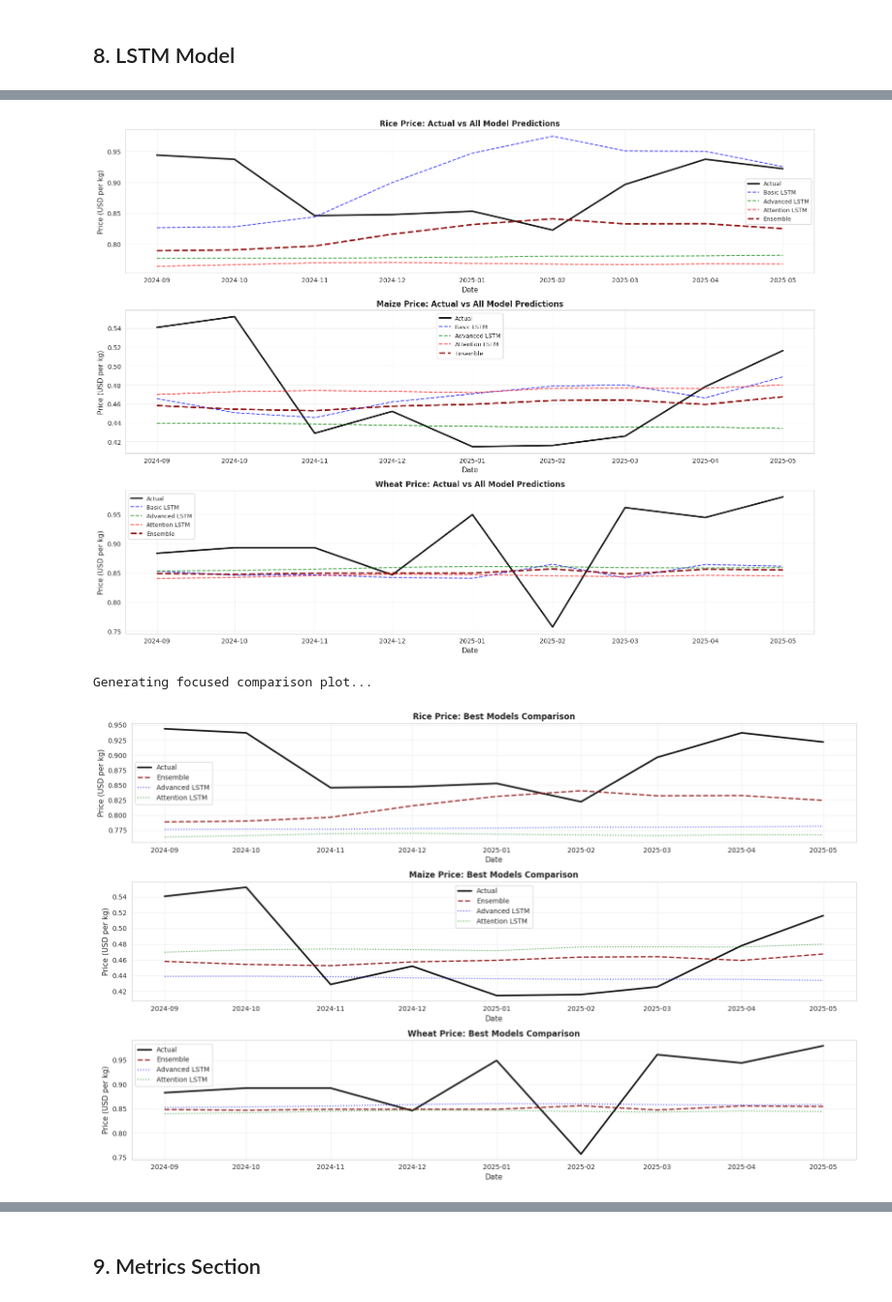
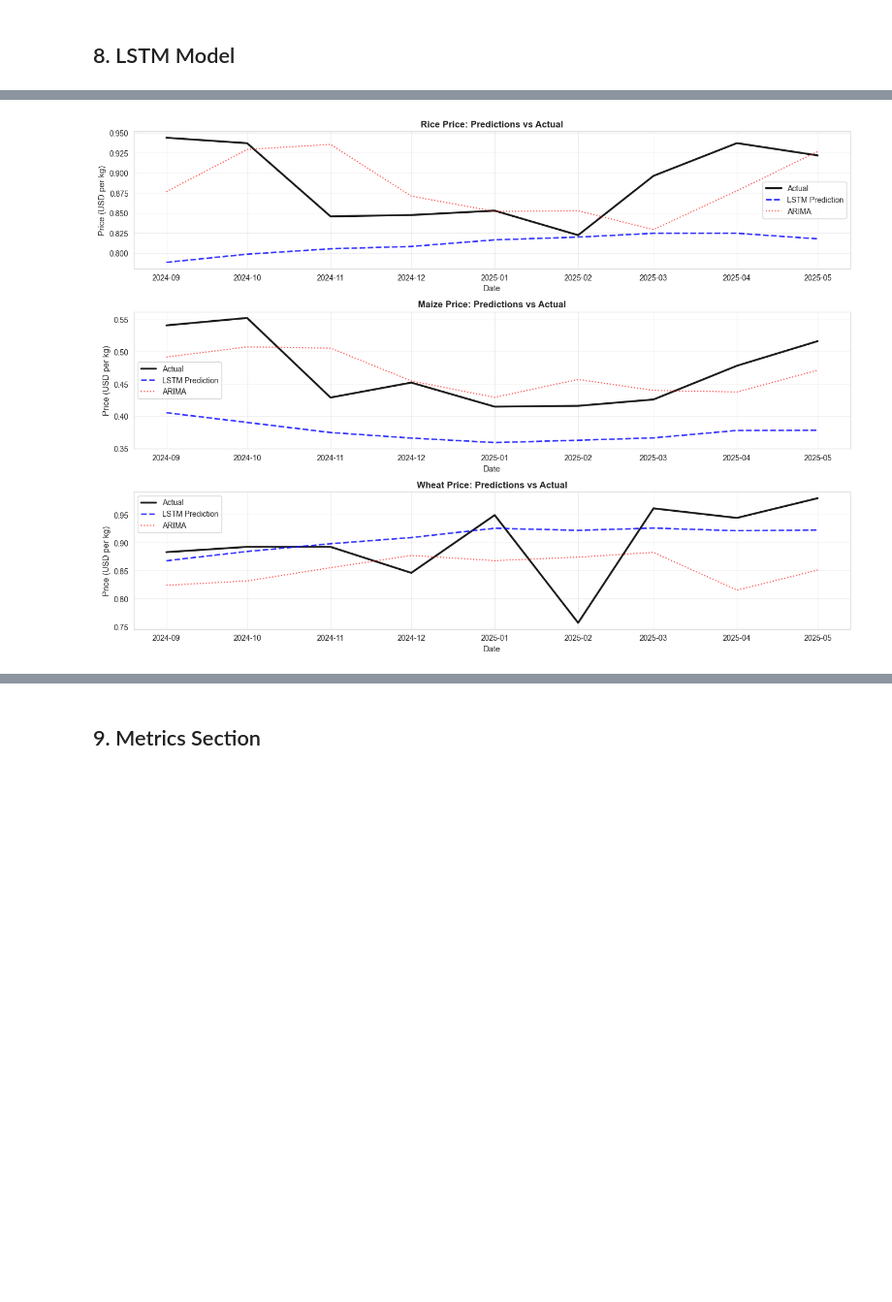
Before and after one commit to martytcoleman/Food-Price-Forecasting, a Jupyter notebook: food_price_forecasting1.ipynb, the cells around one changed output, grey strips where cells are left out. Shown at 97% size. Cells and saved outputs as stored; diff of their text form; code cells hidden in the pictures; blank space fills up the shorter version.

```diff
--- a/food_price_forecasting1.ipynb
+++ b/food_price_forecasting1.ipynb
@@ -1354,69 +1099,36 @@ All predictions generated successfully!
 ================================================================================
 # %%
-# Plot predictions vs actual for test set - ALL MODELS
+#plot predictions vs actual for test set
 test_start_idx = SEQUENCE_LENGTH + split_idx
 test_dates = df_features_clean.index[test_start_idx:test_start_idx + len(y_test)]
 
-# Create comprehensive visualization
-fig, axes = plt.subplots(3, 1, figsize=(16, 12))
+#plot all three commodities
+fig, axes = plt.subplots(3, 1, figsize=(14, 10))
 
 commodity_names = ['Rice', 'Maize', 'Wheat']
-colors = ['blue', 'green', 'red', 'purple', 'orange']
 
 for i, name in enumerate(commodity_names):
-    # Plot actual
+    #plot actual
     axes[i].plot(test_dates, y_test[:, i],
                 label='Actual', linewidth=2.5, alpha=0.9, color='black', linestyle='-')
 
-    # Plot all model predictions
-    for j, (model_name, pred) in enumerate(lstm_predictions.items()):
-        if model_name == 'Ensemble':
-            # Ensemble gets special styling
-            axes[i].plot(test_dates, pred[:, i],
-                        label=model_name, linewidth=2.5, alpha=0.9,
-                        color='darkred', linestyle='--')
-        else:
-            axes[i].plot(test_dates, pred[:, i],
-                        label=model_name, linewidth=1.5, alpha=0.7,
-                        color=colors[j % len(colors)], linestyle='--')
+    #plot LSTM predictions
+    axes[i].plot(test_dates, y_pred_lstm[:, i],
+                label='LSTM Prediction', linewidth=2, alpha=0.8, color='blue', linestyle='--')
+
+    #plot ARIMA predictions for comparison
+    axes[i].plot(test_dates, y_pred_arima[:, i],
+                label='ARIMA', linewidth=1.5, alpha=0.7, color='red', linestyle=':')
 
     axes[i].set_xlabel('Date', fontsize=11)
     axes[i].set_ylabel('Price (USD per kg)', fontsize=11)
-    axes[i].set_title(f'{name} Price: Actual vs All Model Predictions',
+    axes[i].set_title(f'{name} Price: Predictions vs Actual',
                      fontsize=12, fontweight='bold')
-    axes[i].legend(loc='best', fontsize=9)
+    axes[i].legend(loc='best', fontsize=10)
     axes[i].grid(True, alpha=0.3)
 
 plt.tight_layout()
 plt.show()
-
-# Create a separate plot showing just the best models
-print("\nGenerating focused comparison plot...")
-fig, axes = plt.subplots(3, 1, figsize=(16, 10))
-
-for i, name in enumerate(commodity_names):
-    axes[i].plot(test_dates, y_test[:, i],
-                label='Actual', linewidth=2.5, alpha=0.9, color='black')
-
-    # Show just Ensemble and Advanced/Attention models
-    axes[i].plot(test_dates, lstm_predictions['Ensemble'][:, i],
-                label='Ensemble', linewidth=2, alpha=0.8, color='darkred', linestyle='--')
-    axes[i].plot(test_dates, lstm_predictions['Advanced LSTM'][:, i],
-                label='Advanced LSTM', linewidth=1.5, alpha=0.7, color='blue', linestyle=':')
-    axes[i].plot(test_dates, lstm_predictions['Attention LSTM'][:, i],
-                label='Attention LSTM', linewidth=1.5, alpha=0.7, color='green', linestyle=':')
-
-    axes[i].set_xlabel('Date', fontsize=11)
-    axes[i].set_ylabel('Price (USD per kg)', fontsize=11)
-    axes[i].set_title(f'{name} Price: Best Models Comparison',
-                     fontsize=12, fontweight='bold')
-    axes[i].legend(fontsize=10)
-    axes[i].grid(True, alpha=0.3)
-
-plt.tight_layout()
-plt.show()
 # %% [output]
-[figure, old version]
+[figure, new version]
-Generating focused comparison plot...
-[figure, removed]
 # %%
```
Also changed, not shown: parts of 52 cells of this notebook, 2 other files.
